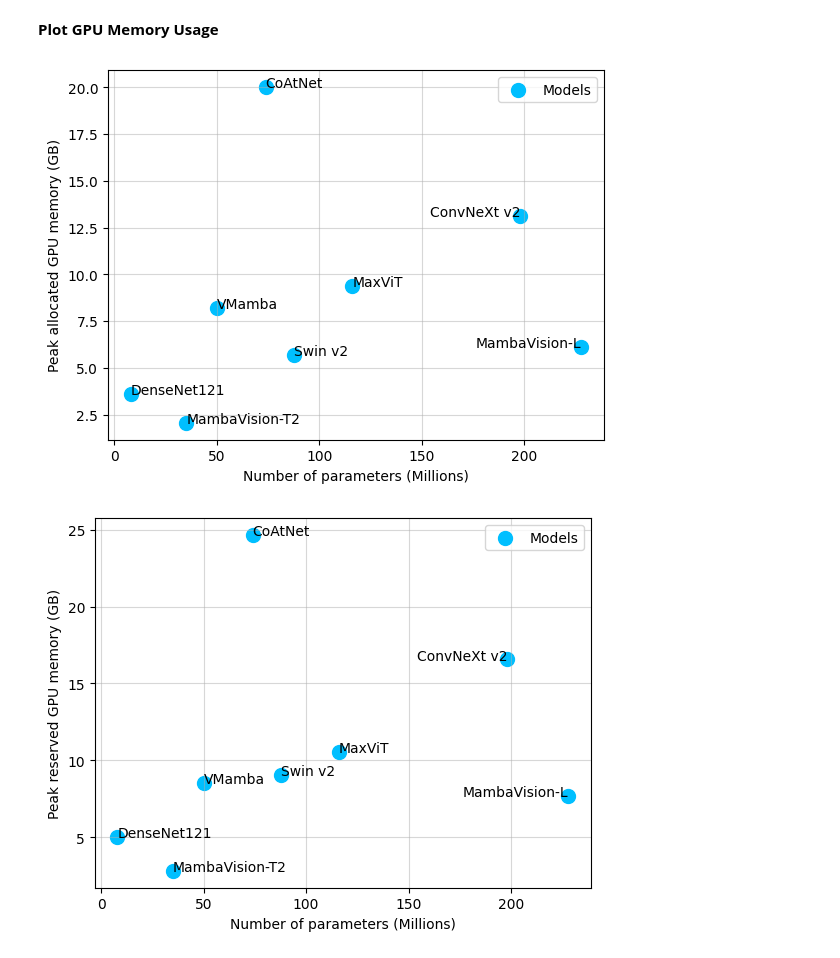
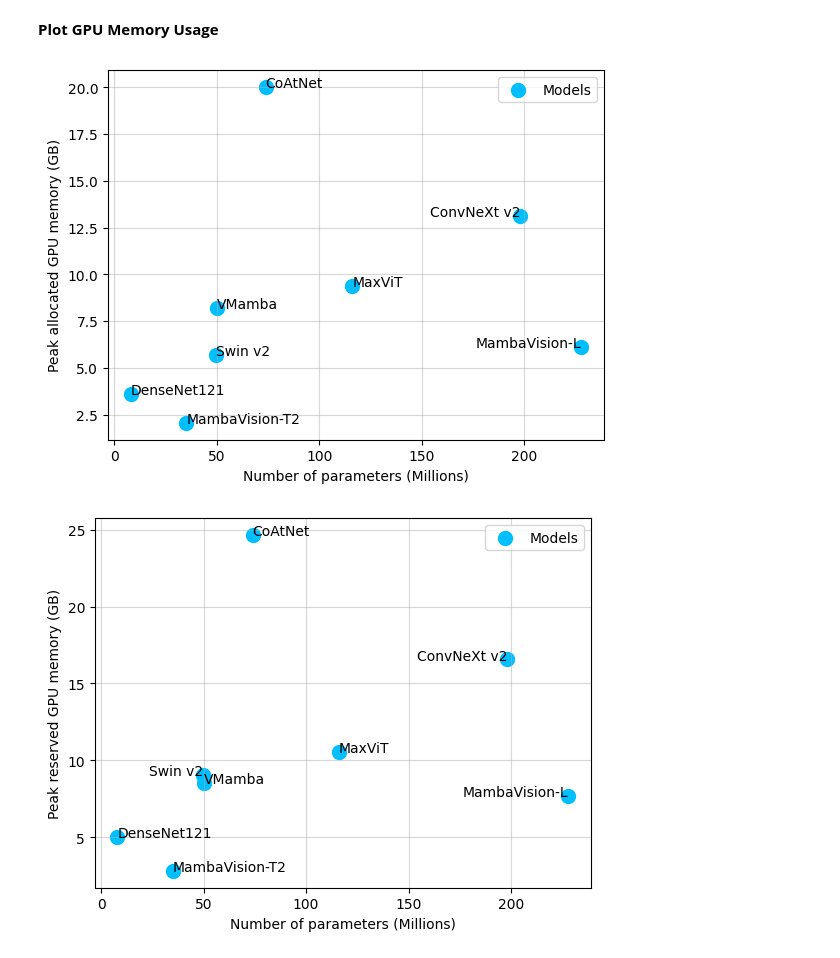
Before and after one commit to bjorneme/master-thesis, a Jupyter notebook: Other/Figures Report/Figures_results.ipynb, the cells around one changed output. Drawn from its saved outputs; the diff is of its cells as text; code cells hidden in the pictures.

```diff
--- a/Other/Figures Report/Figures_results.ipynb
+++ b/Other/Figures Report/Figures_results.ipynb
@@ -16,7 +16,7 @@ models = [
 **Plot Baseline vs. Baseline without TTA**
 # %%
 # The results
-results_with_tta = [0.841, 0.843, 0.839, 0.848, 0.849, 0.850, 0.849, 0.845]
+results_with_tta = [0.841, 0.843, 0.839, 0.850, 0.849, 0.850, 0.849, 0.845]
 results_without_tta = [0.833, 0.837, 0.829, 0.849, 0.843, 0.846, 0.845, 0.837]
 
 # Create scatter plot
@@ -162,18 +164,18 @@ plt.show()
 **Plot Inference Runtime**
 # %%
 # The results
-num_parameters = [8.0, 198.0, 87.9, 73.9, 116.1, 50.0, 227.9, 35.1]
+num_parameters = [8.0, 198.0, 49.7, 73.9, 116.1, 50.0, 227.9, 35.1]
 results_runtime_mean = [71.2, 638.8, 225.1, 209.9, 384.2, 419.6, 431.8, 94.1]
 results_runtime_std = [1.3, 1.5, 0.2, 3.0, 2.3, 4.6, 1.4, 0.7]
 
 # Create scatter plot
 plt.figure()
-plt.scatter(num_parameters, results_runtime_mean, label='Models', marker='o', color='deepskyblue',s=50)
+plt.scatter(num_parameters, results_runtime_mean, label='Models', marker='o', color='deepskyblue',s=100)
 plt.errorbar(num_parameters, results_runtime_mean, yerr=results_runtime_std, fmt='o', color='deepskyblue')
 
 # Annotate with model name
 for x, y, label in zip(num_parameters, results_runtime_mean, models):
-    if label == "ConvNeXt v2" or label == "MambaVision-L" or label == "CoAtNet":
+    if label == "ConvNeXt v2" or label == "MambaVision-L" or label == "Swin v2":
         plt.text(x, y, label,ha='right')
     elif label == "DenseNet121":
         plt.text(x, y - 15, label)
@@ -192,7 +194,7 @@ plt.show()
 **Plot GPU Memory Usage**
 # %%
 # The results
-num_parameters = [8.0, 198.0, 87.9, 73.9, 116.1, 50.0, 227.9, 35.1]
+num_parameters = [8.0, 198.0, 49.7, 73.9, 116.1, 50.0, 227.9, 35.1]
 peak_allocated_gpu_memory = [3.60, 13.13, 5.68, 20.02, 9.36, 8.18, 6.09, 2.05]
 
 # Create scatter plot
@@ -213,30 +215,32 @@ plt.grid(alpha=0.5)
 plt.legend()
 plt.show()
 # %% [output]
-[figure, old version]
+[figure, new version]
 # %%
 # The results
-num_parameters = [8.0, 198.0, 87.9, 73.9, 116.1, 50.0, 227.9, 35.1]
+num_parameters = [8.0, 198.0, 49.7, 73.9, 116.1, 50.0, 227.9, 35.1]
 peak_reserved_gpu_memory = [5.01, 16.58, 9.05, 24.67, 10.52, 8.54, 7.66, 2.80]
 
 # Create scatter plot
 plt.figure()
 plt.scatter(num_parameters, peak_reserved_gpu_memory, label='Models', marker='o', color='deepskyblue',s=100)
 
 # Annotate with model name
 for x, y, label in zip(num_parameters, peak_reserved_gpu_memory, models):
     if label == "ConvNeXt v2":
         plt.text(x, y-0.06, label,ha='right')
     elif label == "MambaVision-L":
         plt.text(x, y+0.01, label,ha='right')
+    elif label == "Swin v2":
+        plt.text(x, y+0.01, label,ha='right')
     else:
         plt.text(x, y, label)
 
 # Plot
 plt.xlabel('Number of parameters (Millions)')
 plt.ylabel('Peak reserved GPU memory (GB)')
 plt.grid(alpha=0.5)
 plt.legend()
 plt.show()
 # %% [output]
-[figure, old version]
+[figure, new version]
```
Also changed, not shown: parts of 6 cells of this notebook.
